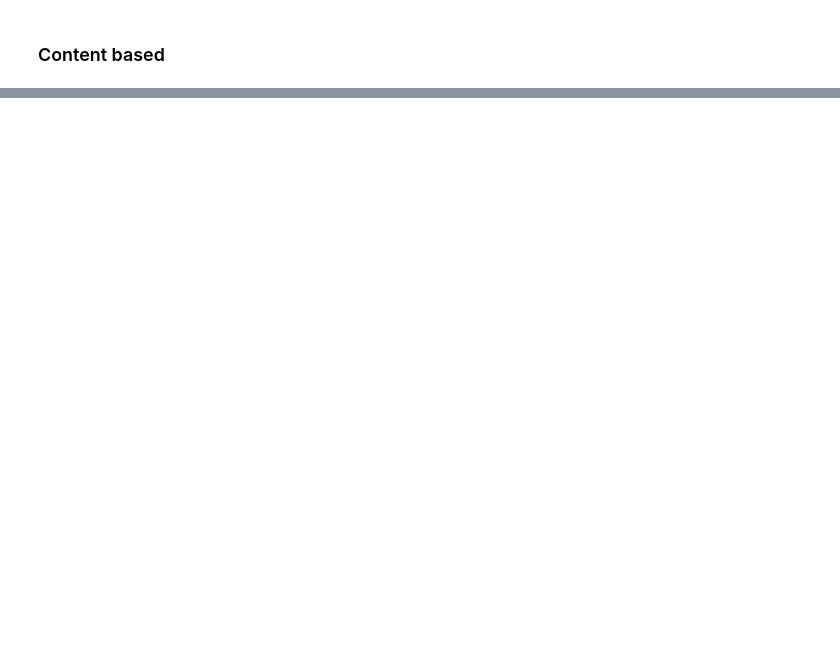
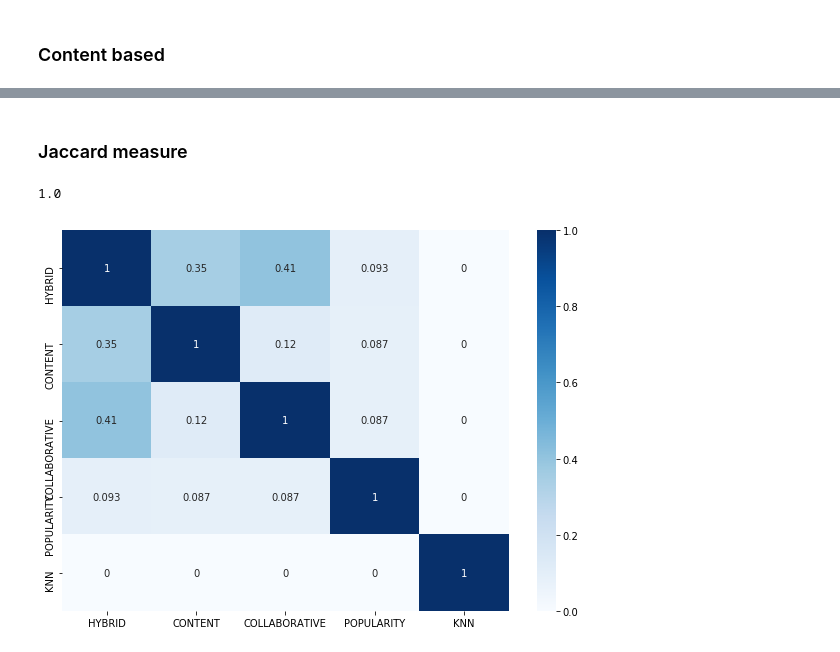
Before and after one commit to mcPear/recommender-systems-playground, a Jupyter notebook: hybrid/HybrydRS.ipynb, the cells around one changed output, grey strips where cells are left out. Cells and saved outputs as stored; diff of their text form; code cells hidden in the pictures; blank space fills up the shorter version.

Commit message:
Results collected. Jaccard measure implemented and visualised

```diff
--- a/hybrid/HybrydRS.ipynb
+++ b/hybrid/HybrydRS.ipynb
@@ -319,0 +388,2 @@ h.res.sort_values(by=['content_rating'],ascending=False).head(20)
+# %% [markdown]
+### Jaccard measure
@@ -319,0 +395,6 @@ h.res.sort_values(by=['content_rating'],ascending=False).head(20)
+# %%
+y_pred = knn_res['book_id'].tolist()
+y_true = knn_res['book_id'].tolist()
+jaccard_similarity_score(y_true, y_pred)
+# %% [output]
+1.0
@@ -319,0 +403,32 @@ h.res.sort_values(by=['content_rating'],ascending=False).head(20)
+# %%
+def jaccard_similarity(list1, list2):
+    intersection = len(list(set(list1).intersection(list2)))
+    union = (len(list1) + len(list2)) - intersection
+    return float(intersection) / union
+# %%
+def create_matrix(n):
+    matrix=np.zeros(shape=(5,5))
+    results=[hyb_res,cont_res,col_res,pop_res,knn_res]
+    for i in range(5):
+        elem=results[i]['book_id'].tolist()[0:n]
+        for j in range(5):
+            sub_elem=results[j]['book_id'].tolist()[0:n]
+            matrix[i][j]=jaccard_similarity(elem,sub_elem)
+    return matrix
+# %%
+matrix100=create_matrix(100)
+matrix20=create_matrix(20)
+matrix50=create_matrix(50)
+# %%
+def plot_heatmap(matrix):
+    f, ax = plt.subplots(figsize=(10, 7))
+    sns.heatmap(matrix, xticklabels=LABELS, yticklabels=LABELS,annot=True,cmap="Blues")
+    b, t = plt.ylim() # discover the values for bottom and top
+    b += 0.5 # Add 0.5 to the bottom
+    t -= 0.5 # Subtract 0.5 from the top
+    plt.ylim(b, t) # update the ylim(bottom, top) values
+    plt.show() # ta-da!
+# %%
+plot_heatmap(matrix100)
+# %% [output]
+[figure, added]
```
Also changed, not shown: parts of 16 cells of this notebook, 2 other files.
